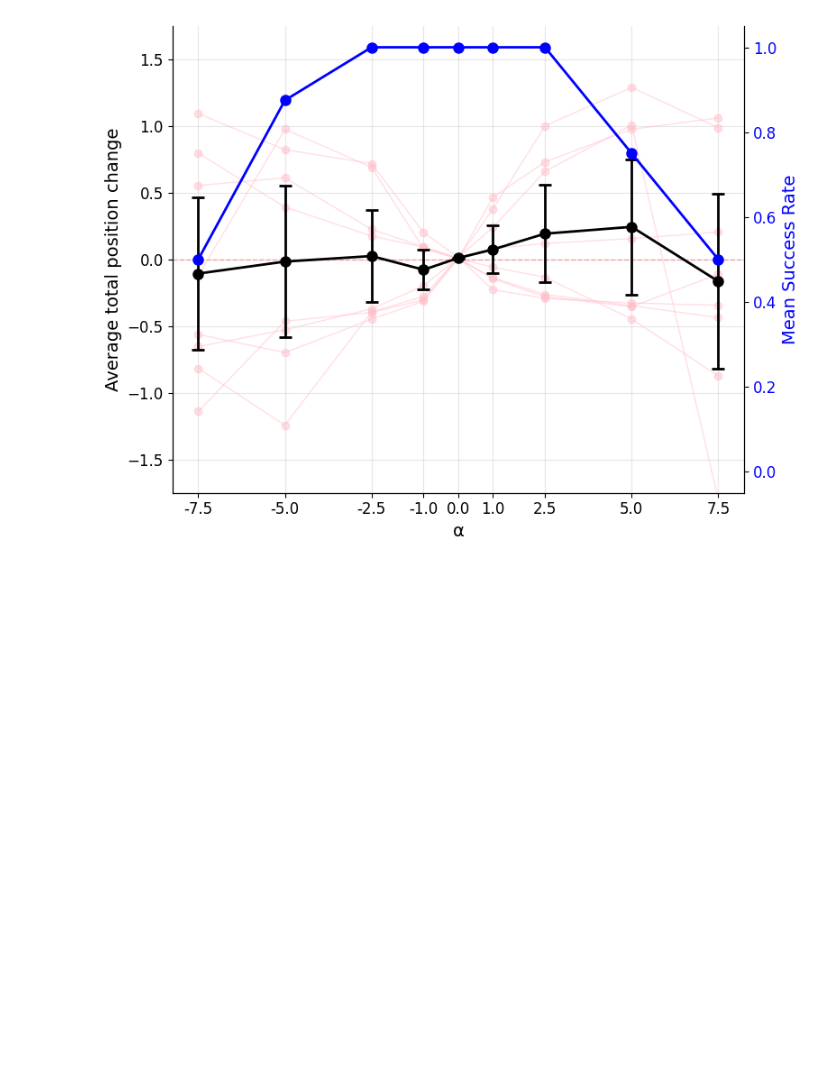
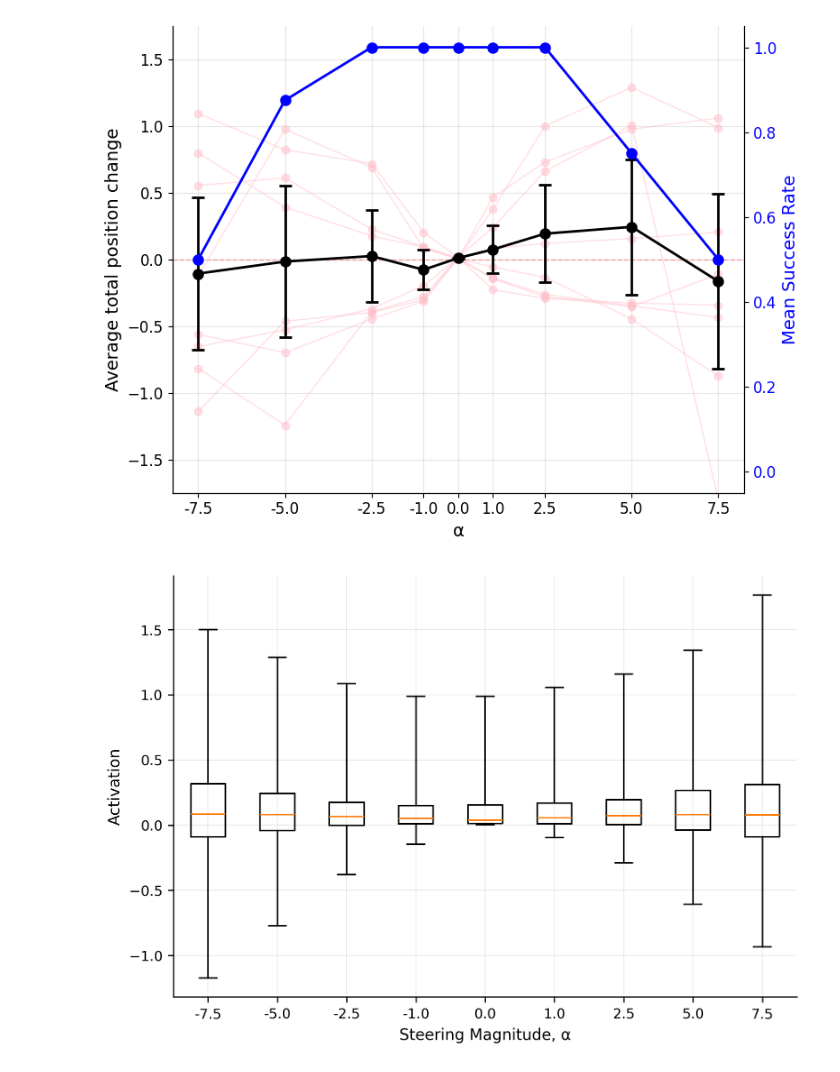
Before and after one commit to dynamical-inference/tdmpc2, a Jupyter notebook: analysis/25-12-11-workshop-121225_steering_analysis.ipynb, the cells around one changed output. Saved outputs shown, nothing was run; the diff lists cells and outputs as text; code cells hidden in the pictures; blank space fills up the shorter version.

```diff
--- a/analysis/25-12-11-workshop-121225_steering_analysis.ipynb
+++ b/analysis/25-12-11-workshop-121225_steering_analysis.ipynb
@@ -191,3 +191,37 @@ sns.despine(top=True, right=False)
 plt.show()
 # %% [output]
 [figure]
+# %%
+# Plot a boxplot of latent state values by magnitude, one plot for each lasso alpha
+lasso_alphas_sorted = sorted(df['config_lasso_alpha'].unique())
+magnitudes = sorted(df['config_magnitude'].unique())
+
+df_to_plot = df[df['config_direction_str'] == 'w_action_lasso']
+all_latent_values = []
+
+for magnitude in magnitudes:
+    # Get all latent states for this magnitude and lasso_alpha
+    latent_states = df_to_plot[df_to_plot['config_magnitude'] ==
+                               magnitude]['latent_states']
+
+    # Flatten all latent states into a single list
+    flattened = []
+    for episode_latents in latent_states:
+        flattened.extend(episode_latents.flatten())
+
+    all_latent_values.append(flattened)
+
+plt.figure(figsize=(6.5, 4.5), dpi=300)
+plt.boxplot(all_latent_values,
+            labels=magnitudes,
+            showfliers=False,
+            whis=[0, 100])
+plt.xlabel('Steering Magnitude, α', fontsize=10)
+plt.ylabel('Activation', fontsize=10)
+plt.tick_params(axis='both', labelsize=9)
+plt.grid(True, alpha=0.3, linewidth=0.5)
+plt.tight_layout()
+sns.despine()
+plt.show()
+# %% [output]
+[figure, added]
```
Also changed, not shown: 2 other files.
